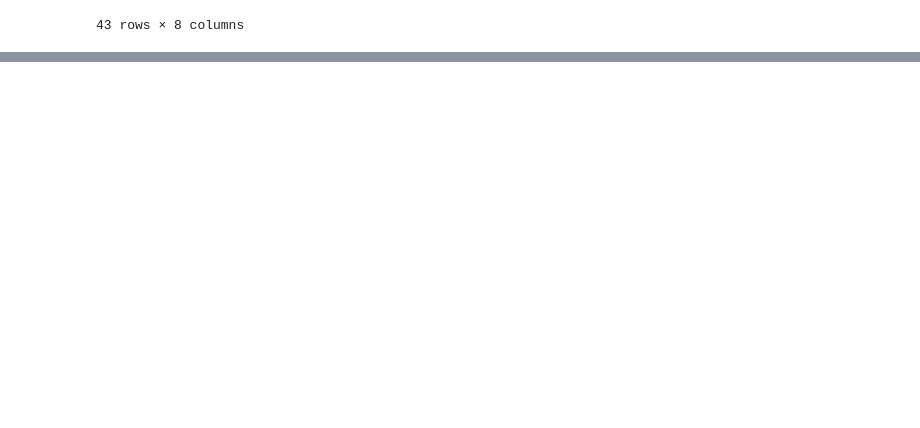
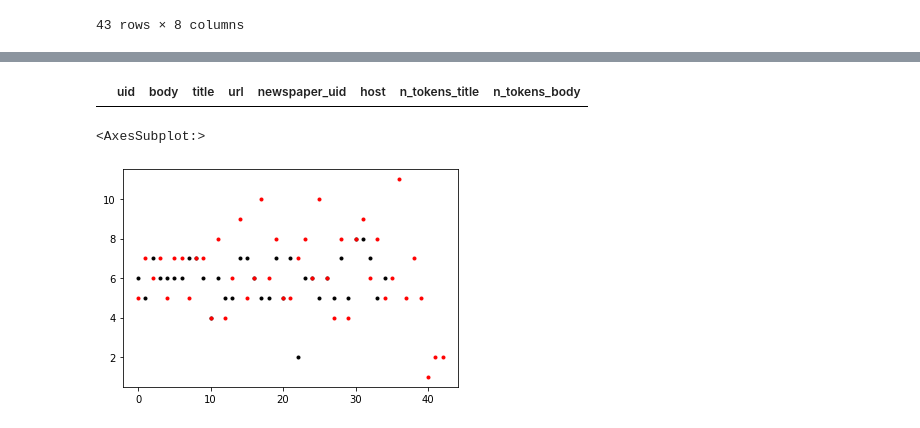
Before and after one commit to datormx/IngenieriaDatosPython, a Jupyter notebook: Platzi Data Live.ipynb, the cells around one changed output, grey strips where cells are left out. Saved outputs shown, nothing was run; the diff lists cells and outputs as text; code cells hidden in the pictures; blank space fills up the shorter version.

```diff
--- a/Platzi Data Live.ipynb
+++ b/Platzi Data Live.ipynb
@@ -714,0 +782,5 @@ clean_data_from_recipe
+# %%
+import pandas as pd
+
+clean_eluniversal = pd.read_csv('web_scrapper_curso_data_eng/_clean_eluniversal_2020_08_29_articles2.csv')
+clean_lajornada = pd.read_csv('web_scrapper_curso_data_eng/_clean_lajornada_2020_09_06_articles0.csv')
@@ -714,0 +811,4 @@ clean_data_from_recipe
+# %%
+clean_lajornada.loc[clean_lajornada['n_tokens_title'] == 0]
+# %% [output]
+|  | uid | body | title | url | newspaper_uid | host | n_tokens_title | n_tokens_body |
@@ -714,0 +817,6 @@ clean_data_from_recipe
+# %%
+clean_lajornada['n_tokens_title'].plot(style='k.')
+clean_el_universal['n_tokens_title'].plot(style='r.')
+# %% [output]
+<AxesSubplot:>
+[figure, added]
```
Also changed, not shown: parts of 14 cells of this notebook, 4 other files.
